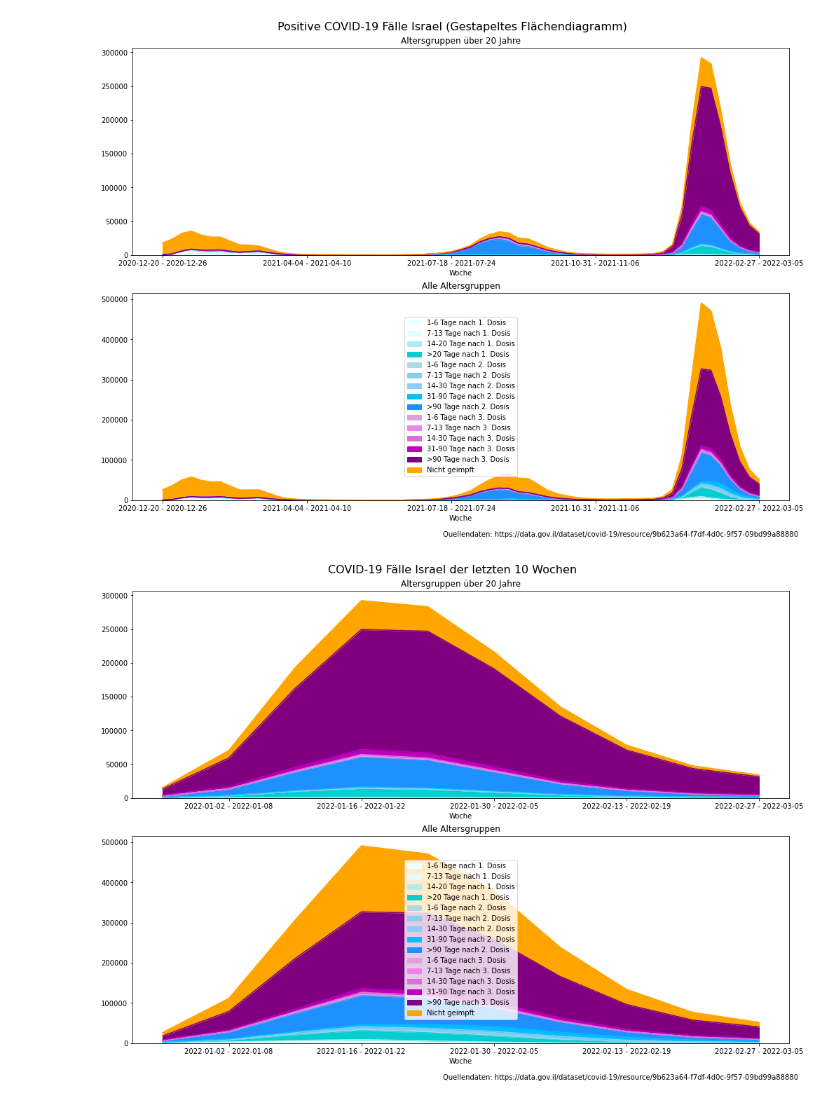
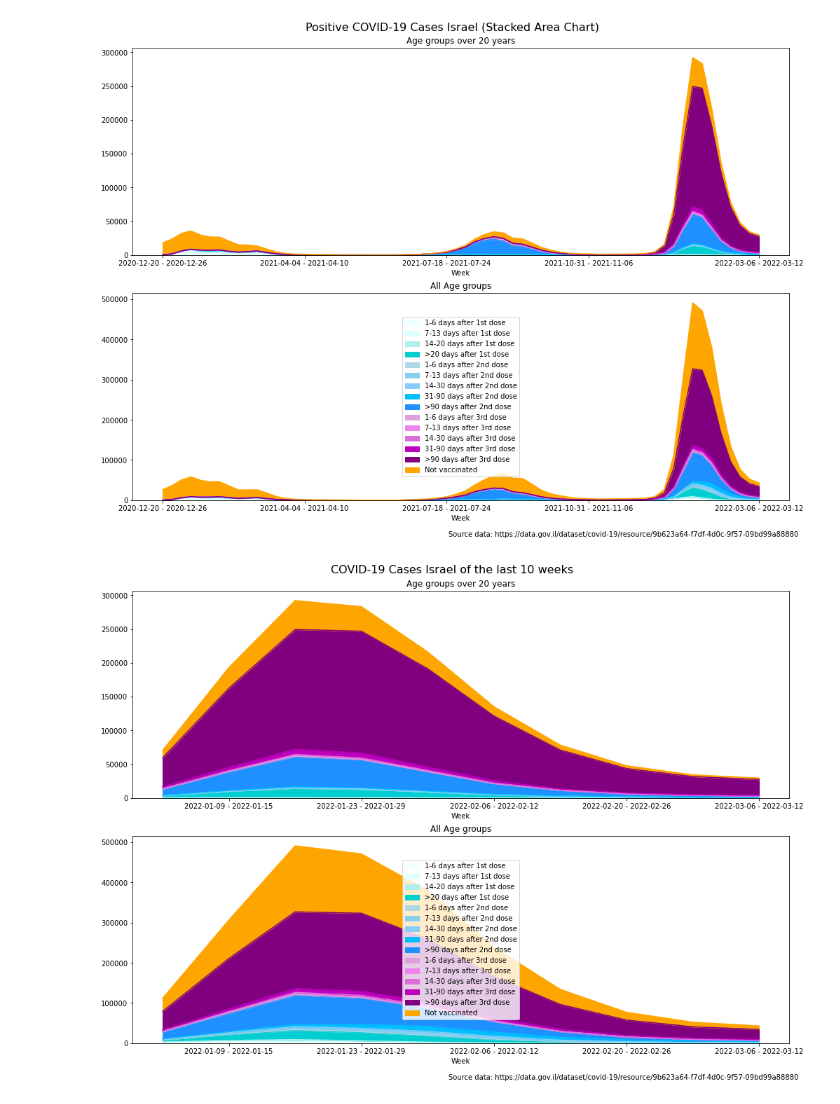
Before and after one commit to Maximilian3141/isr_detailed_vacc_case_data, a Jupyter notebook: isr_detail_v2.ipynb, the cells around one changed output. Saved outputs shown, nothing was run; the diff lists cells and outputs as text; code cells hidden in the pictures.

```diff
--- a/isr_detail_v2.ipynb
+++ b/isr_detail_v2.ipynb
@@ -6,12 +6,12 @@ import seaborn as sb
 #
 #https://data.gov.il/dataset/covid-19/resource/9b623a64-f7df-4d0c-9f57-09bd99a88880
 #
-df = pd.read_csv("cases-among-vaccinated-205.csv", index_col=0)
+df = pd.read_csv("cases-among-vaccinated-207.csv", index_col=0)
 df = df.fillna(0)
 df = df.replace(['<5'],0)
 #
 #Set Language
-language = "german" #german, else english
+language = "english" #german, else english
 #
 last_entry = df.index[-1] #Last Entry Date
 #
@@ -148,23 +148,23 @@ df_adults.rename(columns={"positive_1_6_days_after_1st_dose": "%s" % s_positive_
 # %%
 fig=plt.figure(figsize=(14,10),constrained_layout=True )
 fig.suptitle(s_titel1, fontsize=16) #s_titel1
 fig.tight_layout()
 #
 ax1=fig.add_subplot(211)
 ax1.set_title(s_subtitel1) #s_subtitel1
 #
 ax2=fig.add_subplot(212)
 ax2.set_title(s_subtitel2) #s_subtitel2
 #
 #
-xtks = [0,15,30,45,62]
+xtks = [0,15,30,45,63]
 df_adults.plot.area(ax=ax1, color=colors, xlabel = s_week, xticks = xtks, legend=False)
 df.plot.area(ax=ax2, color=colors, xlabel = s_xlbl1, xticks = xtks, legend=False)
 plt.legend(loc='center')#, bbox_to_anchor=(1, 0.5))
 plt.figtext(0.99, -0.025, s_source, horizontalalignment='right')
 plt.savefig("israel_stacked_detail_%s.jpg" %language, format='jpg',dpi=150, bbox_inches='tight')
 # %% [output]
-[figure, old version]
+[figure, new version]
 # %%
 fig2=plt.figure(figsize=(14,10),constrained_layout=True )
 fig2.suptitle(s_fig2_suptitle, fontsize=16)
@@ -185,7 +185,7 @@ plt.legend(loc='center')#, bbox_to_anchor=(1, 0.5))
 plt.figtext(0.99, -0.025, s_source, horizontalalignment='right')
 plt.savefig("israel_stacked_detail_recent_%s.jpg" %language, format='jpg',dpi=150, bbox_inches='tight')
 # %% [output]
-[figure, old version]
+[figure, new version]
 # %%
 #df_adults.tail()
 # %%
```
Also changed, not shown: parts of 6 cells of this notebook, 9 other files.
